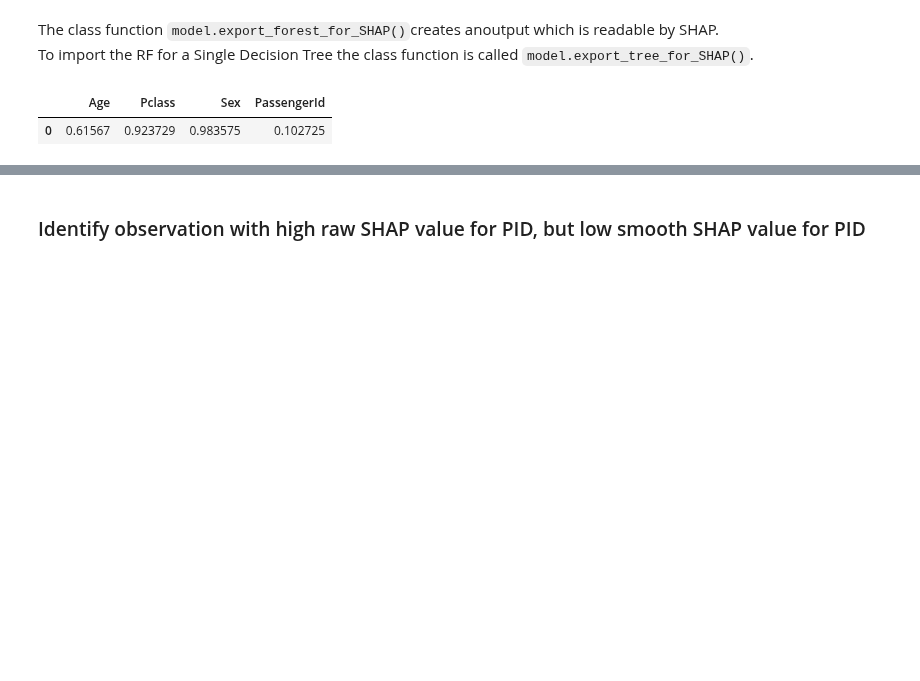
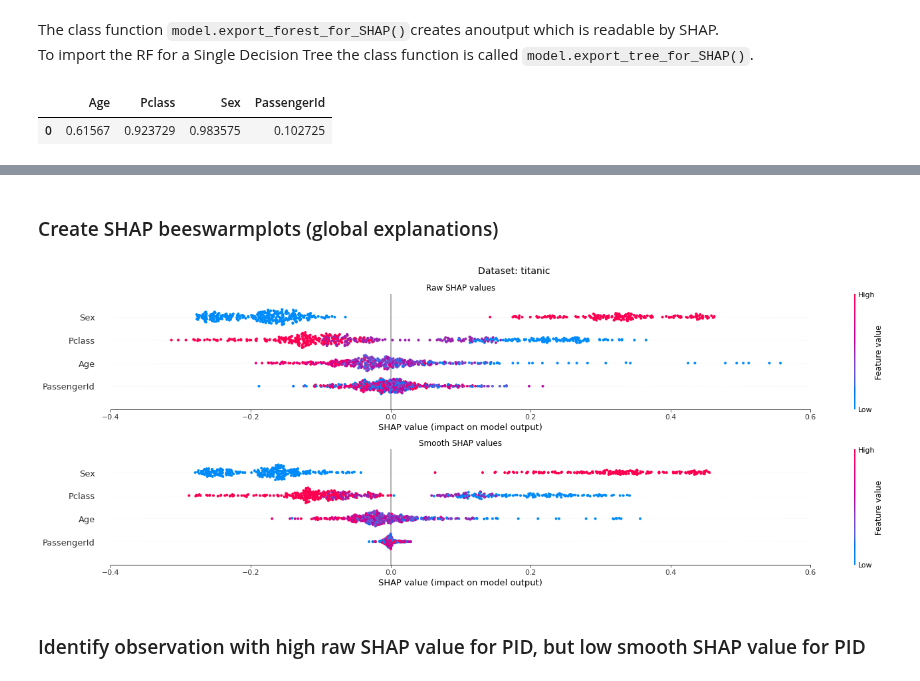
Before and after one commit to markusloecher/TreeBasedModel, a Jupyter notebook: notebooks/ML_titanic.ipynb, the cells around one changed output, grey strips where cells are left out. Drawn from its saved outputs; the diff is of its cells as text; code cells hidden in the pictures; blank space fills up the shorter version.

```diff
--- a/notebooks/ML_titanic.ipynb
+++ b/notebooks/ML_titanic.ipynb
@@ -97,3 +120,26 @@ pd.DataFrame(np.array([coefs_smshap]), columns=X_train.columns)
+# %% [markdown]
+### Create SHAP beeswarmplots (global explanations)
+# %%
+#Create SHAP beeswarm plots for raw SHAP and Smooth SHAP
+fig = plt.figure()
+
+#Raw SHAP vaues
+ax0 = fig.add_subplot(211)
+ax0.set_title("Raw SHAP values")
+shap.summary_plot(shap_vals_rf_raw, X_train, X_train.columns, show=False)
+
+#Smooth SHAP values
+ax1 = fig.add_subplot(212)
+ax1.set_title("Smooth SHAP values")
+shap.summary_plot(smshap_vals, X_train, X_train.columns, show=False)
+
+plt.gcf().set_size_inches(20,7)
+plt.suptitle(f"Dataset: titanic", fontsize=14)
+plt.setp([ax0, ax1], xlim=(-0.4, 0.6)) # set axis range for both plots
+plt.tight_layout()
+plt.show()
+# %% [output]
+[figure, added]
 # %% [markdown]
 ### Identify observation with high raw SHAP value for PID, but low smooth SHAP value for PID
 # %%
```
Also changed, not shown: parts of 4 cells of this notebook.
